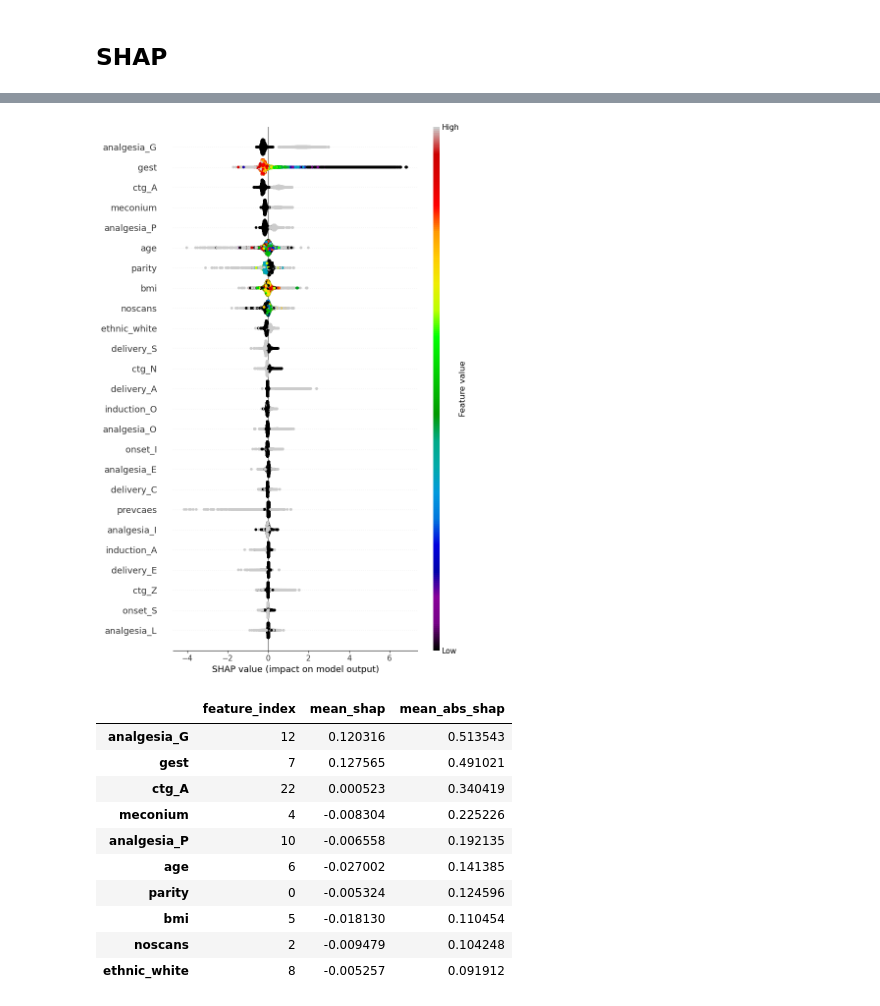
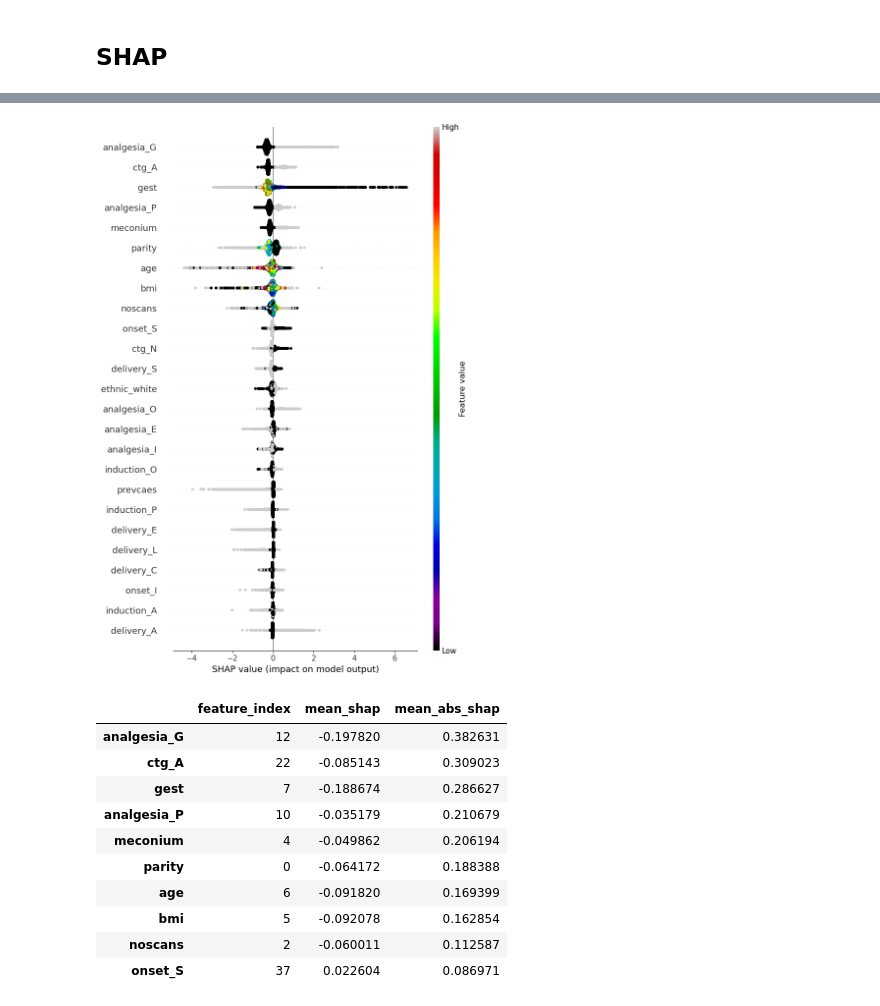
Before and after one commit to birth-outcomes/intrapartum_risk_pilot, a Jupyter notebook: 04_threshold_7.ipynb, the cells around one changed output, grey strips where cells are left out. Drawn from its saved outputs; the diff is of its cells as text; code cells hidden in the pictures.

```diff
--- a/04_threshold_7.ipynb
+++ b/04_threshold_7.ipynb
@@ -62,6 +49,7 @@ data.drop('index', axis=1, inplace=True)
 Split X and y
 # %%
 y = data['apgar5'] < threshold
+y.rename_axis("target", inplace=True)
 X = data.drop('apgar5', axis=1)
 # %% [markdown]
 ## K-fold accuracy measurement
@@ -87,6 +75,10 @@ for train_index, test_index in skf.split(X, y):
     # Get X and Y train/test
     X_train, X_test = X.loc[train_index], X.loc[test_index]
     y_train, y_test = y.loc[train_index], y.loc[test_index]
+
+    # Balance training data with random oversampling of minority class
+    ros = RandomOverSampler(random_state=42)
+    X_train, y_train = ros.fit_resample(X_train, y_train)
 
     # Fit model
     model = XGBClassifier(random_state=42)
@@ -106,8 +98,10 @@ for train_index, test_index in skf.split(X, y):
 
     sensitivity = tp / (tp + fn)
     specificity = tn / (tn + fp)
+    balanced_accuracy = (sensitivity + specificity) / 2
 
     accuracy = np.mean(y_class == y_test)
     print (
-        f'Run {counter}, accuracy: {accuracy:0.3f}, sensitivity: {sensitivity:0.3f}, specificity: {specificity:0.3f}')
+        f'Run {counter}, accuracy: {accuracy:0.3f}, sensitivity: {sensitivity:0.3f}, ' +
+        f'specificity: {specificity:0.3f}, balanced accuracy: {balanced_accuracy:0.3f}')
 # %% [output]
@@ -154,10 +147,0 @@ Fit SHAP to model, and show explainer for 25K sample.
-# %%
-model = XGBClassifier()
-model.fit(X, y)
-
-
-X_sample = X.sample(25000)
-explainer = shap.TreeExplainer(model)
-shap_values_extended = explainer(X_sample)
-shap_values = explainer.shap_values(X_sample)
-shap_values_extended[0]
@@ -182,0 +150,15 @@ array([1.0, 0.0, 2.0, False, False, 23, 32, 38, True, False, False, True,
+# %%
+# Split data
+X_train, X_test, y_train, y_test = train_test_split(
+    X, y, test_size=0.25, random_state=42)
+
+# Balance training data with random oversampling
+ros = RandomOverSampler(random_state=42)
+X_train, y_train = ros.fit_resample(X_train, y_train)
+
+# Fit model and get SHAP
+model.fit(X_train, y_train)
+explainer = shap.TreeExplainer(model)
+shap_values_extended = explainer(X_test)
+shap_values = explainer.shap_values(X_test)
+shap_values_extended[0]
@@ -183,16 +186,16 @@ array([1.0, 0.0, 2.0, False, False, 23, 32, 38, True, False, False, True,
 # %%
 fig = plt.figure(figsize=(6,6))
 
 shap.summary_plot(shap_values=shap_values,
-                  features=X_sample,
-                  feature_names=list(X_sample),
+                  features=X_test,
+                  feature_names=list(X_test),
                   max_display=25,
                   cmap=plt.get_cmap('nipy_spectral'), show=False)
 
 plt.savefig(f'./output/shap_beeswarm_threshold_{threshold}.jpg', dpi=300)
 plt.show()
 # %% [output]
-[figure, old version]
+[figure, new version]
 # %%
 df = pd.DataFrame(index=list(X))
 df['feature_index'] = np.arange(len(list(X)))
@@ -201,19 +204,19 @@ df['mean_abs_shap'] = np.mean(np.abs(shap_values), axis=0)
 df.sort_values('mean_abs_shap', ascending=False, inplace=True)
 
 top_shap = list(df.index)
-df.head(10)
+df.head(15)
 # %% [output]
 |  | feature_index | mean_shap | mean_abs_shap |
-| analgesia_G | 12 | 0.120316 | 0.513543 |
-| gest | 7 | 0.127565 | 0.491021 |
-| ctg_A | 22 | 0.000523 | 0.340419 |
-| meconium | 4 | -0.008304 | 0.225226 |
-| analgesia_P | 10 | -0.006558 | 0.192135 |
-| age | 6 | -0.027002 | 0.141385 |
-| parity | 0 | -0.005324 | 0.124596 |
-| bmi | 5 | -0.018130 | 0.110454 |
-| noscans | 2 | -0.009479 | 0.104248 |
-| ethnic_white | 8 | -0.005257 | 0.091912 |
+| analgesia_G | 12 | -0.197820 | 0.382631 |
+| ctg_A | 22 | -0.085143 | 0.309023 |
+| gest | 7 | -0.188674 | 0.286627 |
+| analgesia_P | 10 | -0.035179 | 0.210679 |
+| meconium | 4 | -0.049862 | 0.206194 |
+| parity | 0 | -0.064172 | 0.188388 |
+| age | 6 | -0.091820 | 0.169399 |
+| bmi | 5 | -0.092078 | 0.162854 |
+| noscans | 2 | -0.060011 | 0.112587 |
+| onset_S | 37 | 0.022604 | 0.086971 |
 # %%
 feat_to_show = top_shap[0:9]
 
```
Also changed, not shown: parts of 23 cells of this notebook, 15 other files.
